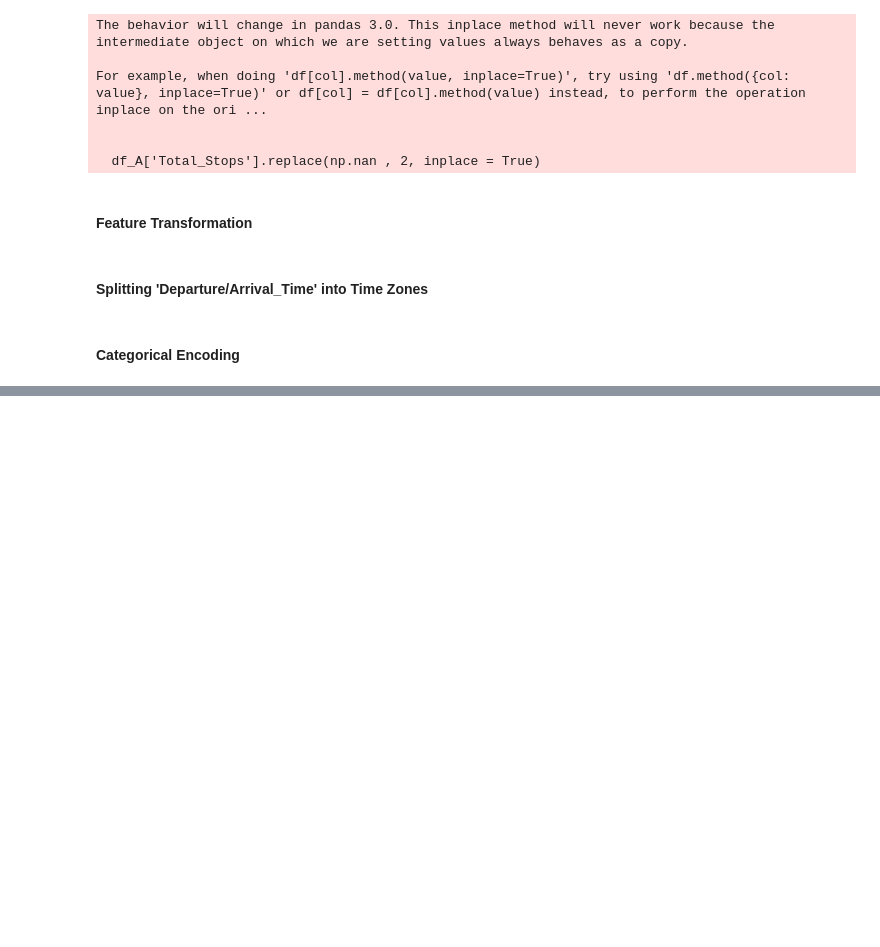
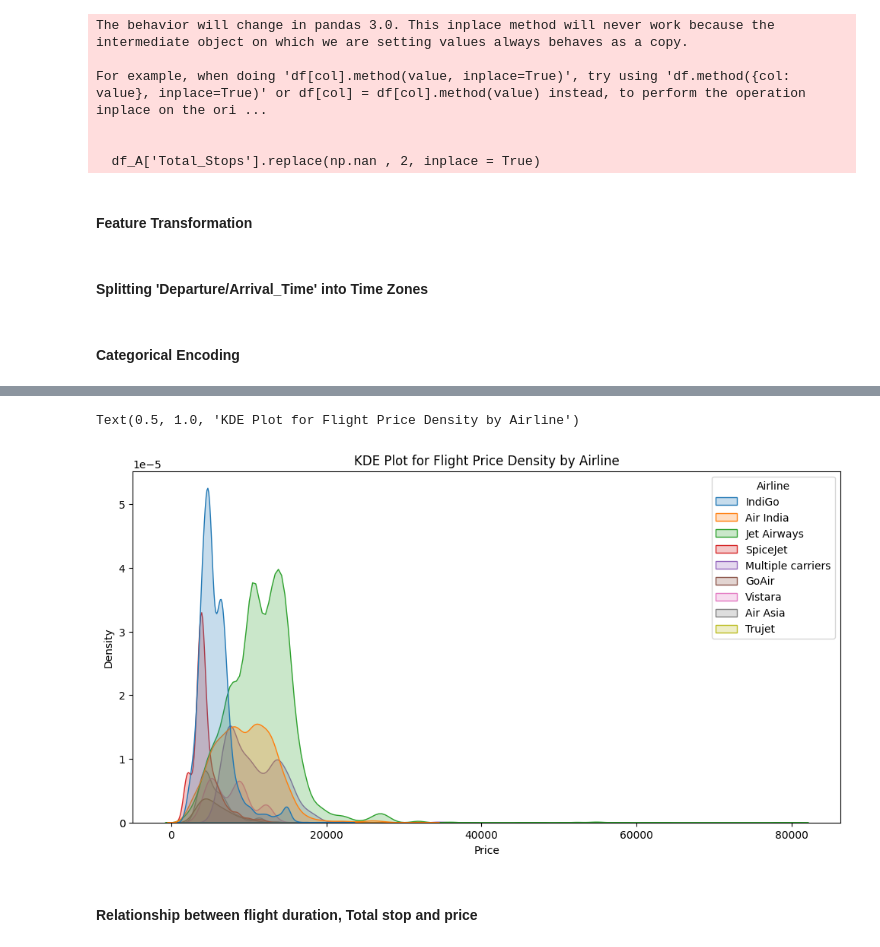
Before and after one commit to Nayanika0428/EDA_of_Airline_dataset, a Jupyter notebook: Airline_data.ipynb, the cells around one changed output, grey strips where cells are left out. Cells and saved outputs as stored; diff of their text form; code cells hidden in the pictures; blank space fills up the shorter version.

```diff
--- a/Airline_data.ipynb
+++ b/Airline_data.ipynb
@@ -169,0 +221,9 @@ memory usage: 1.5+ MB
+# %%
+plt.figure(figsize= (12,6))
+sns.kdeplot(data= df_A, x='Price', fill=True, color="blue", hue= 'Airline')
+plt.title('KDE Plot for Flight Price Density by Airline')
+# %% [output]
+Text(0.5, 1.0, 'KDE Plot for Flight Price Density by Airline')
+[figure, added]
+# %% [markdown]
+#### Relationship between flight duration, Total stop and price
```
Also changed, not shown: parts of 27 cells of this notebook.
